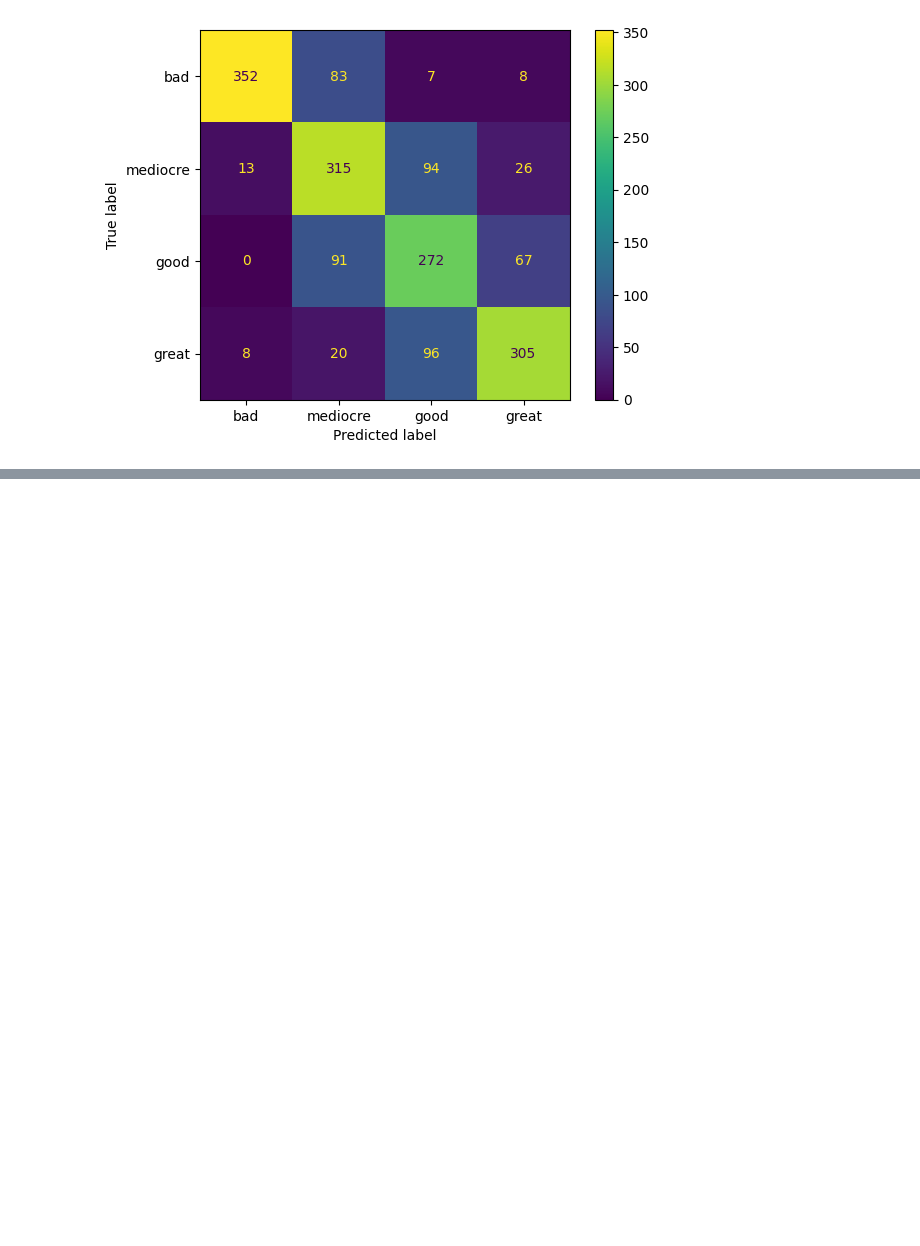
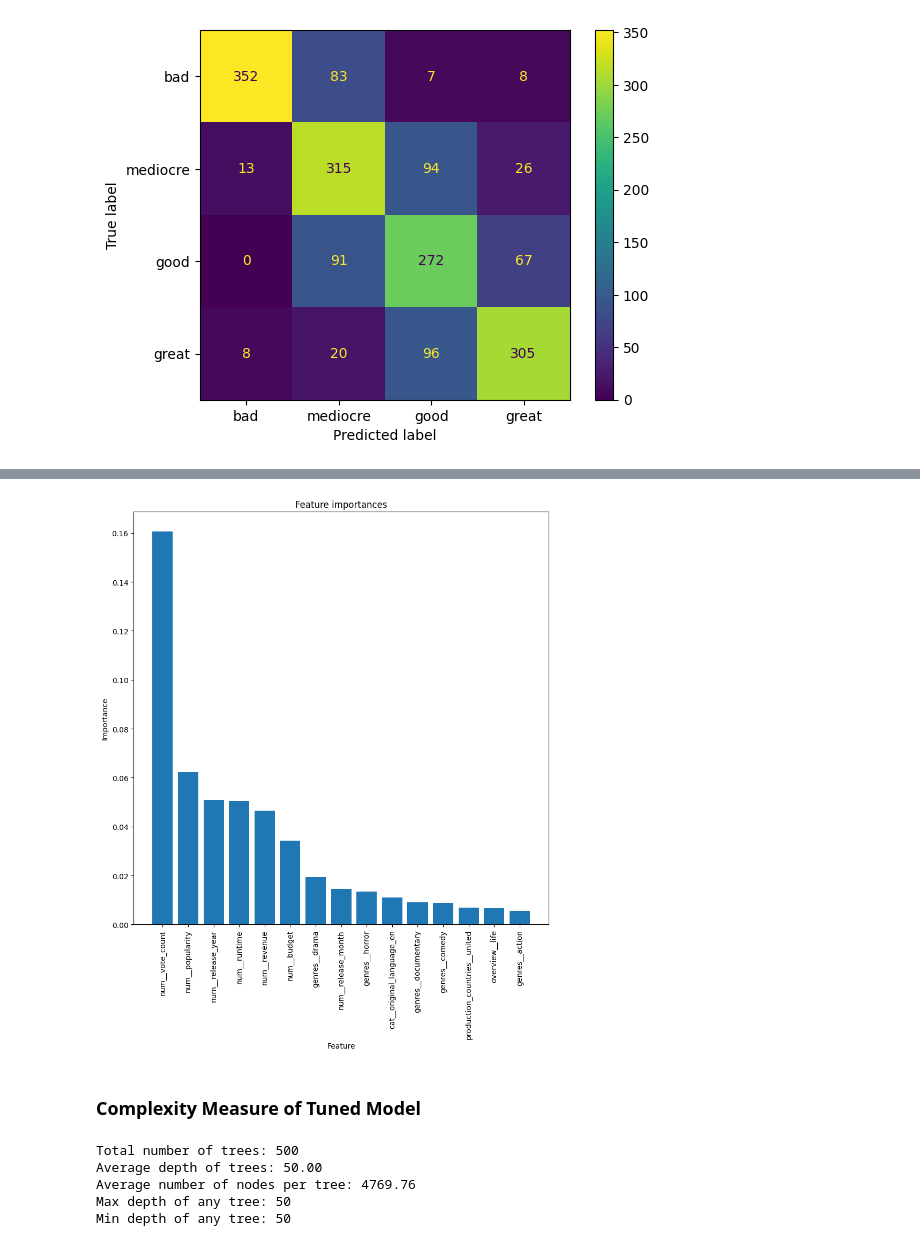
Before and after one commit to jkciesluk/explainable_ai, a Jupyter notebook: random_forest.ipynb, the cells around one changed output, grey strips where cells are left out. Cells and saved outputs as stored; diff of their text form; code cells hidden in the pictures; blank space fills up the shorter version.

Commit message:
Added complexity and more analysis to tuned Random Forest

```diff
--- a/random_forest.ipynb
+++ b/random_forest.ipynb
@@ -238,3 +210,18 @@ disp.plot()
 plt.show()
 # %% [output]
 [figure]
+# %%
+all_feature_names = X.columns
+
+print(f"Length of feature names: {len(all_feature_names)}")
+print(f"Length of feature importances: {len(best_rf_model.feature_importances_)}")
+
+feature_importances_df = pd.DataFrame({
+    'feature': all_feature_names,
+    'importance': best_rf_model.feature_importances_
+})
+
+# Sorting the DataFrame by feature importance
+feature_importances_df = feature_importances_df.sort_values('importance', ascending=False)
+
+print(feature_importances_df)
@@ -240,0 +275,36 @@ plt.show()
+# %%
+# plot as bars first 15 feature importances
+plt.figure(figsize=(10, 10))
+plt.bar(range(15), feature_importances_df['importance'][:15], align='center')
+plt.xticks(range(15), feature_importances_df['feature'][:15], rotation=90)
+plt.title('Feature importances')
+plt.ylabel('Importance')
+plt.xlabel('Feature')
+plt.show()
+# %% [output]
+[figure, added]
+# %% [markdown]
+### Complexity Measure of Tuned Model
+# %%
+def calculate_rf_complexity(rf_model):
+    total_trees = len(rf_model.estimators_)
+    depths = [estimator.tree_.max_depth for estimator in rf_model.estimators_]
+    nodes = [estimator.tree_.node_count for estimator in rf_model.estimators_]
+
+    avg_depth = sum(depths) / total_trees
+    avg_nodes = sum(nodes) / total_trees
+
+    print(f"Total number of trees: {total_trees}")
+    print(f"Average depth of trees: {avg_depth:.2f}")
+    print(f"Average number of nodes per tree: {avg_nodes:.2f}")
+    print(f"Max depth of any tree: {max(depths)}")
+    print(f"Min depth of any tree: {min(depths)}")
+
+# Assuming 'best_rf_model' is your trained Random Forest model
+calculate_rf_complexity(best_rf_model)
+# %% [output]
+Total number of trees: 500
+Average depth of trees: 50.00
+Average number of nodes per tree: 4769.76
+Max depth of any tree: 50
+Min depth of any tree: 50
```
Also changed, not shown: parts of 5 cells of this notebook.
